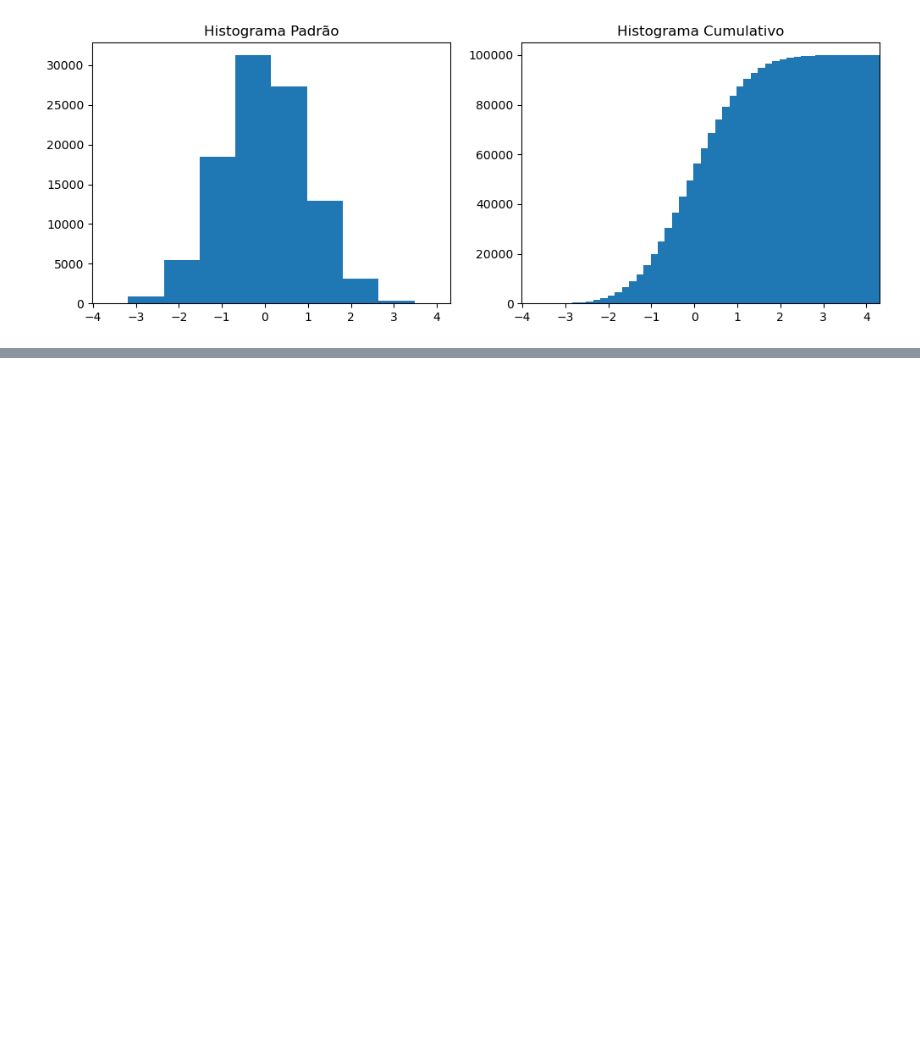
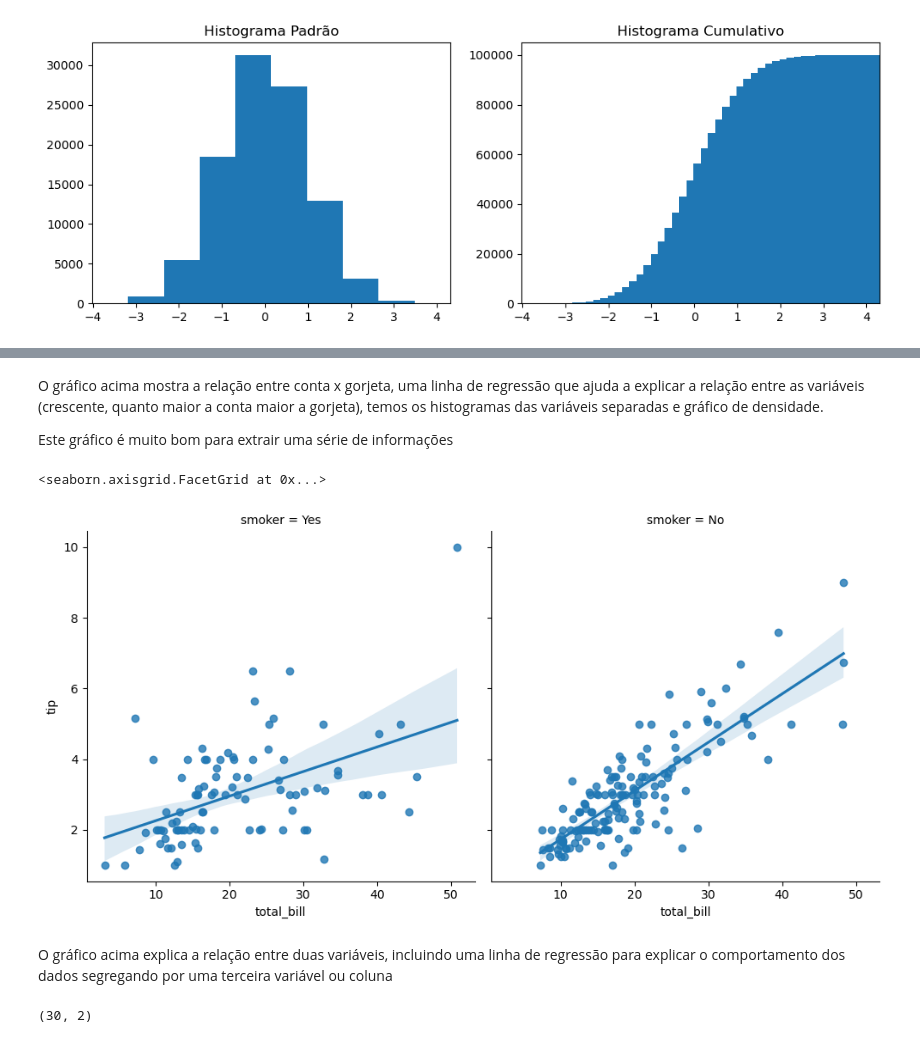
Before and after one commit to 1998-sys/Estudo, a Jupyter notebook: matplotlib.ipynb, the cells around one changed output, grey strips where cells are left out. Saved outputs shown, nothing was run; the diff lists cells and outputs as text; code cells hidden in the pictures; blank space fills up the shorter version.

```diff
--- a/matplotlib.ipynb
+++ b/matplotlib.ipynb
@@ -332,0 +369,12 @@ axes[1].set_xlim((min(n), max(n)))
+# %% [markdown]
+O gráfico acima mostra a relação entre conta x gorjeta, uma linha de regressão que ajuda a explicar a relação entre as variáveis (crescente, quanto maior a conta maior a gorjeta), temos os histogramas das variáveis separadas e gráfico de densidade.
+
+Este gráfico é muito bom para extrair uma série de informações
+# %%
+# O método lmplot() cria plot com dados e modelos de regressão
+sns.lmplot(data= dados, x= 'total_bill', y='tip', col='smoker')
+# %% [output]
+<seaborn.axisgrid.FacetGrid at 0x...>
+[figure, added]
+# %% [markdown]
+O gráfico acima explica a relação entre duas variáveis, incluindo uma linha de regressão para explicar o comportamento dos dados segregando por uma terceira variável ou coluna
@@ -332,0 +384,7 @@ axes[1].set_xlim((min(n), max(n)))
+# %%
+# Alimentando o Dataframe com valores aleatórios
+df['idade'] = random.sample(range(20,100),30)
+df['peso'] = random.sample(range(55,150),30)
+df.shape
+# %% [output]
+(30, 2)
```
Also changed, not shown: parts of 16 cells of this notebook.
